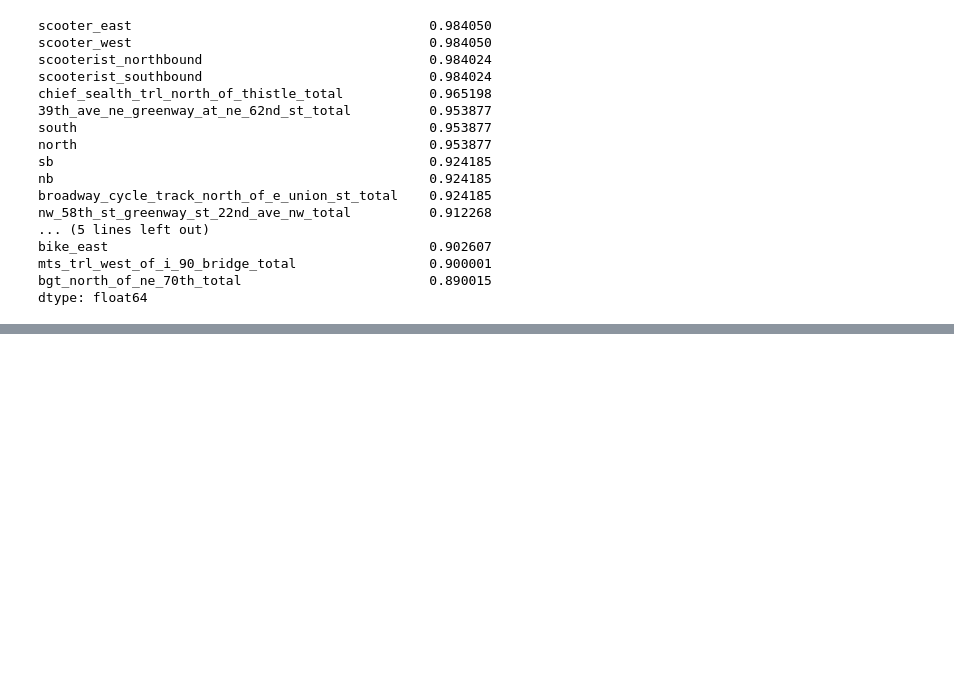
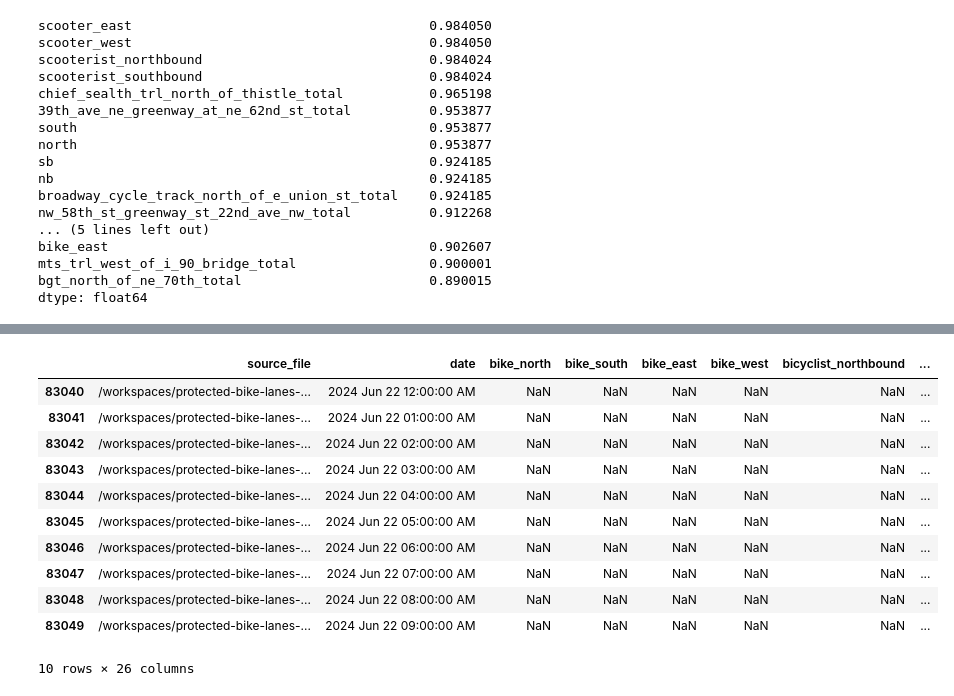
Before and after one commit to morganwofford/protected-bike-lanes-ridership, a Jupyter notebook: notebooks/01_ingest_counters.ipynb, the cells around one changed output, grey strips where cells are left out. Cells and saved outputs as stored; diff of their text form; code cells hidden in the pictures; blank space fills up the shorter version.

Commit message:
Validate directional count naming conventions and mixed-mode behavior

```diff
--- a/notebooks/01_ingest_counters.ipynb
+++ b/notebooks/01_ingest_counters.ipynb
@@ -156,0 +213,9 @@ dtype: float64
+# %%
+# Check for overlap between bike rows and ped/scooter fields.
+ped_present_on_bike_rows = bike_rows[ped_cols].notna().any(axis=1) if ped_cols else pd.Series(False, index=bike_rows.index)
+scooter_present_on_bike_rows = bike_rows[scooter_cols].notna().any(axis=1) if scooter_cols else pd.Series(False, index=bike_rows.index)
+
+print("Bike rows:", len(bike_rows))
+print("Bike rows w/ any ped fields present:", int(ped_present_on_bike_rows.sum()))
+print("Bike rows w/ any scooter fields present:", int(scooter_present_on_bike_rows.sum()))
+print("Bike rows w/ ped OR scooter present:", int((ped_present_on_bike_rows | scooter_present_on_bike_rows).sum()))
@@ -156,0 +227,7 @@ dtype: float64
+# %%
+# Identify which sensors are mixing modes
+mixed = bike_rows.loc[ped_present_on_bike_rows | scooter_present_on_bike_rows, ["source_file", "date"] + bike_cols + ped_cols + scooter_cols]
+
+# Count mixed rows per source file
+mixed_by_source = mixed.groupby("source_file").size().sort_values(ascending=False)
+mixed_by_source.head(20)
@@ -156,0 +242,17 @@ dtype: float64
+# %%
+# Show a few example mixed rows with the columns that are actually populated
+examples = mixed.head(10)
+examples
+# %% [output]
+|  | source_file | date | bike_north | bike_south | bike_east | bike_west | bicyclist_northbound | ... |
+| 83040 | /workspaces/protected-bike-lanes-... | 2024 Jun 22 12:00:00 AM | NaN | NaN | NaN | NaN | NaN | ... |
+| 83041 | /workspaces/protected-bike-lanes-... | 2024 Jun 22 01:00:00 AM | NaN | NaN | NaN | NaN | NaN | ... |
+| 83042 | /workspaces/protected-bike-lanes-... | 2024 Jun 22 02:00:00 AM | NaN | NaN | NaN | NaN | NaN | ... |
+| 83043 | /workspaces/protected-bike-lanes-... | 2024 Jun 22 03:00:00 AM | NaN | NaN | NaN | NaN | NaN | ... |
+| 83044 | /workspaces/protected-bike-lanes-... | 2024 Jun 22 04:00:00 AM | NaN | NaN | NaN | NaN | NaN | ... |
+| 83045 | /workspaces/protected-bike-lanes-... | 2024 Jun 22 05:00:00 AM | NaN | NaN | NaN | NaN | NaN | ... |
+| 83046 | /workspaces/protected-bike-lanes-... | 2024 Jun 22 06:00:00 AM | NaN | NaN | NaN | NaN | NaN | ... |
+| 83047 | /workspaces/protected-bike-lanes-... | 2024 Jun 22 07:00:00 AM | NaN | NaN | NaN | NaN | NaN | ... |
+| 83048 | /workspaces/protected-bike-lanes-... | 2024 Jun 22 08:00:00 AM | NaN | NaN | NaN | NaN | NaN | ... |
+| 83049 | /workspaces/protected-bike-lanes-... | 2024 Jun 22 09:00:00 AM | NaN | NaN | NaN | NaN | NaN | ... |
+10 rows × 26 columns
```
Also changed, not shown: parts of 15 cells of this notebook, 1 other file.
